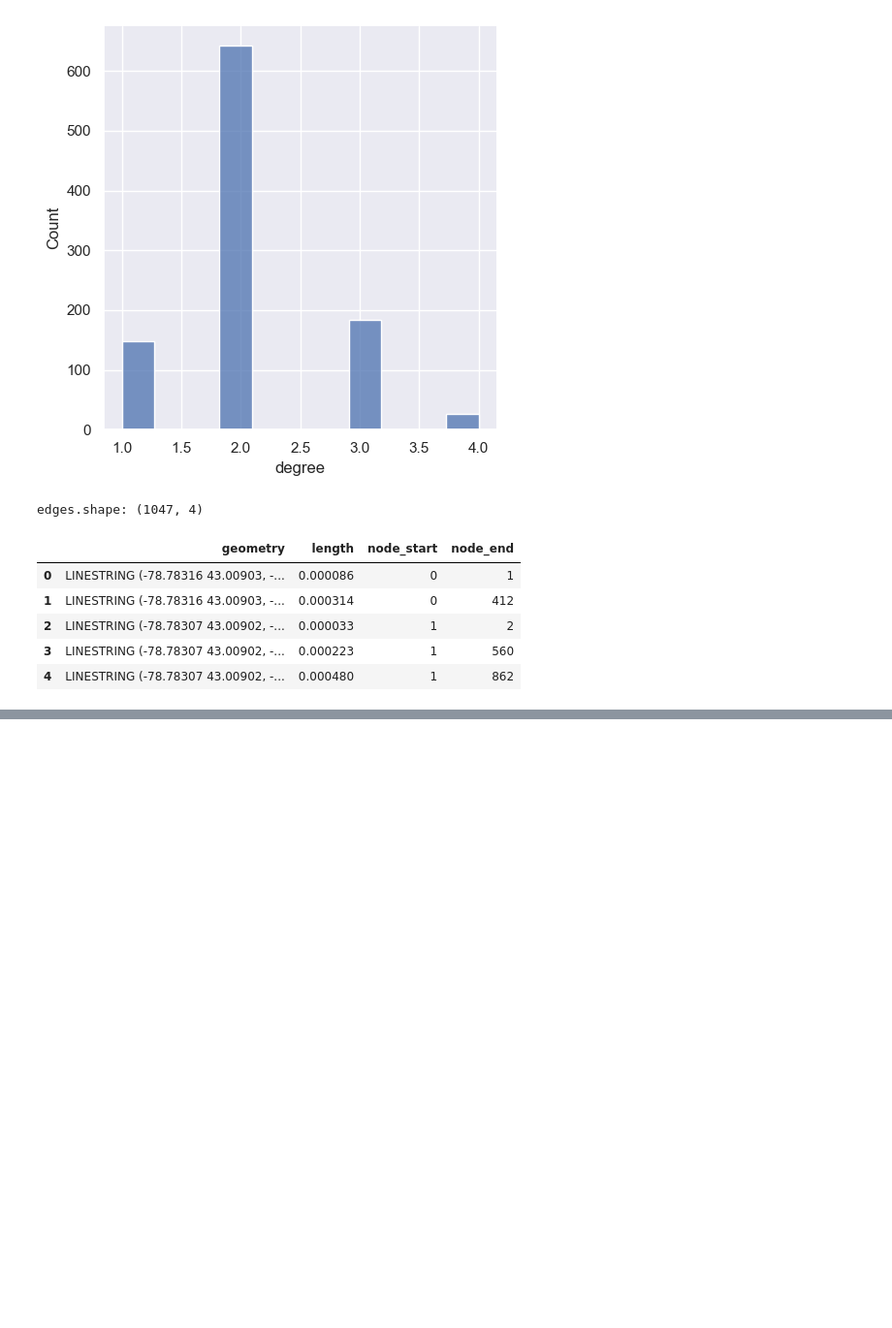
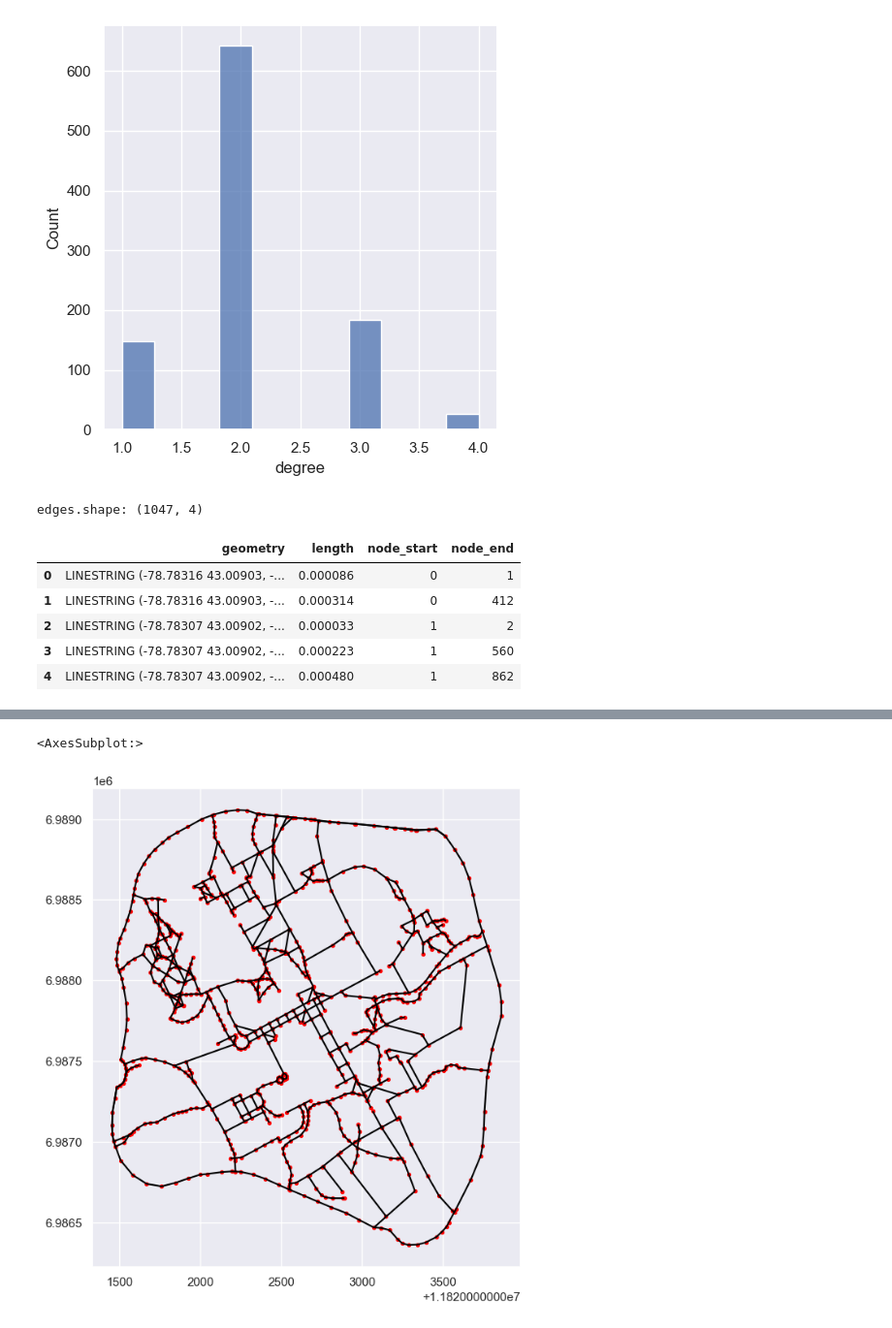
Before and after one commit to wang-boyu/agents-and-networks-in-python, a Jupyter notebook: notebooks/3.0 - Linestrings and Networks.ipynb, the cells around one changed output, grey strips where cells are left out. Shown at 97% size. Drawn from its saved outputs; the diff is of its cells as text; code cells hidden in the pictures; blank space fills up the shorter version.

```diff
--- a/notebooks/3.0 - Linestrings and Networks.ipynb
+++ b/notebooks/3.0 - Linestrings and Networks.ipynb
@@ -181,0 +211,7 @@ edges.shape: (1047, 4)
+# %%
+gmu_walkway_points_df = pd.Series(list(chain.from_iterable(
+    gmu_walkway.apply(lambda line: [p for p in line['geometry'].coords], axis=1)
+))).to_frame()
+
+print(f"gmu_walkway_points_df.shape: {gmu_walkway_points_df.shape}")
+gmu_walkway_points_df.head()
@@ -181,0 +226,8 @@ edges.shape: (1047, 4)
+# %%
+gmu_walkway_points_count_df = gmu_walkway_points_df.value_counts().to_frame().rename(columns={0: "count"}).reset_index().rename(
+    columns={0: "coord"})
+gmu_walkway_vertices = gpd.GeoDataFrame(gmu_walkway_points_count_df,
+                                        geometry=gmu_walkway_points_count_df["coord"].apply(lambda p: shapely.geometry.Point(p)))
+gmu_walkway_vertices.drop("coord", axis=1, inplace=True)
+print(f"gmu_walkway_vertices.shape: {gmu_walkway_vertices.shape}")
+gmu_walkway_vertices.head()
@@ -181,0 +242,6 @@ edges.shape: (1047, 4)
+# %%
+ax = gmu_walkway.plot(figsize=(10, 8), color="black", aspect=1)
+gmu_walkway_vertices.plot(ax=ax, markersize=8, color="red", marker="o")
+# %% [output]
+<AxesSubplot:>
+[figure, added]
```
Also changed, not shown: parts of 8 cells of this notebook, 2 other files.
